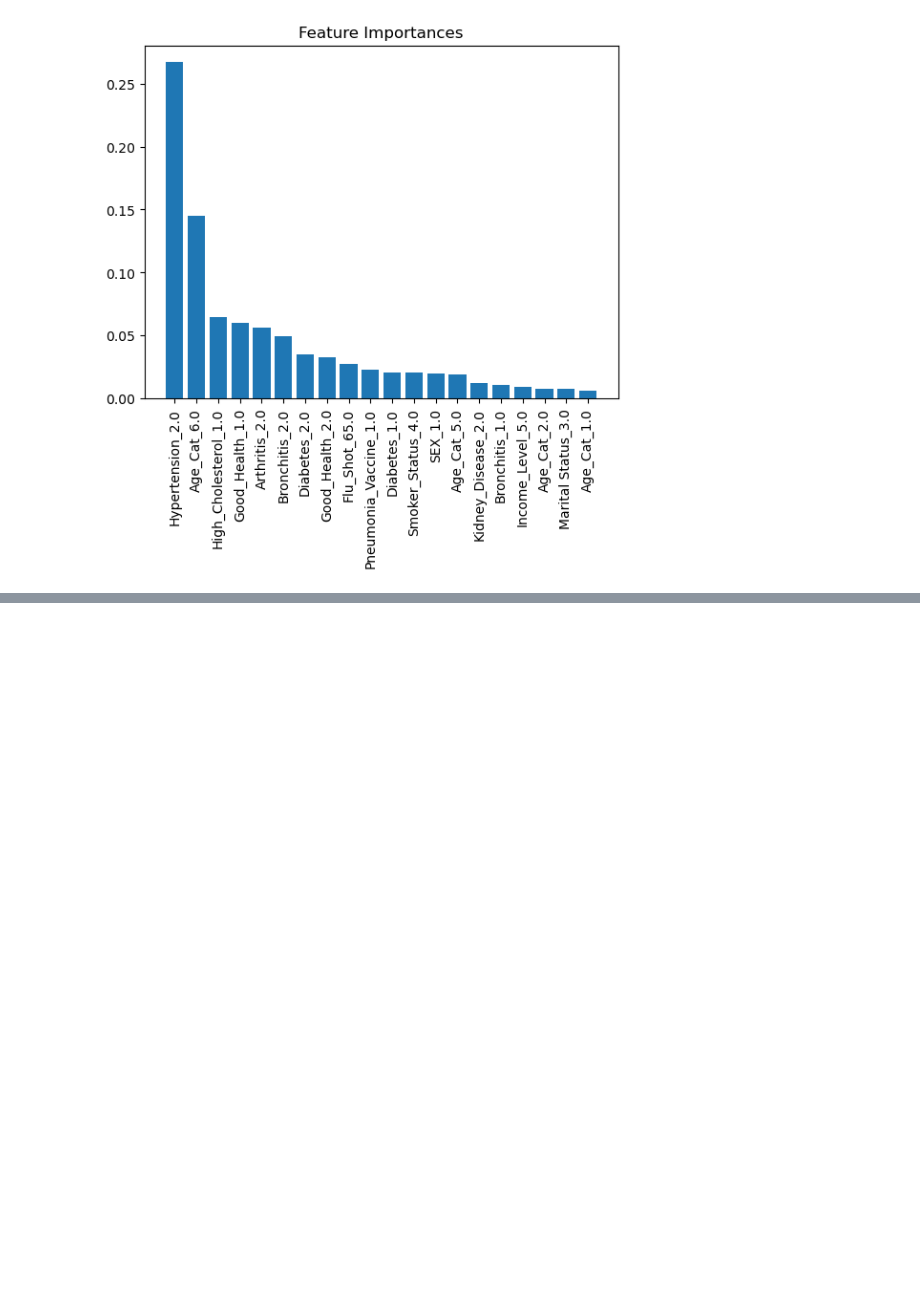
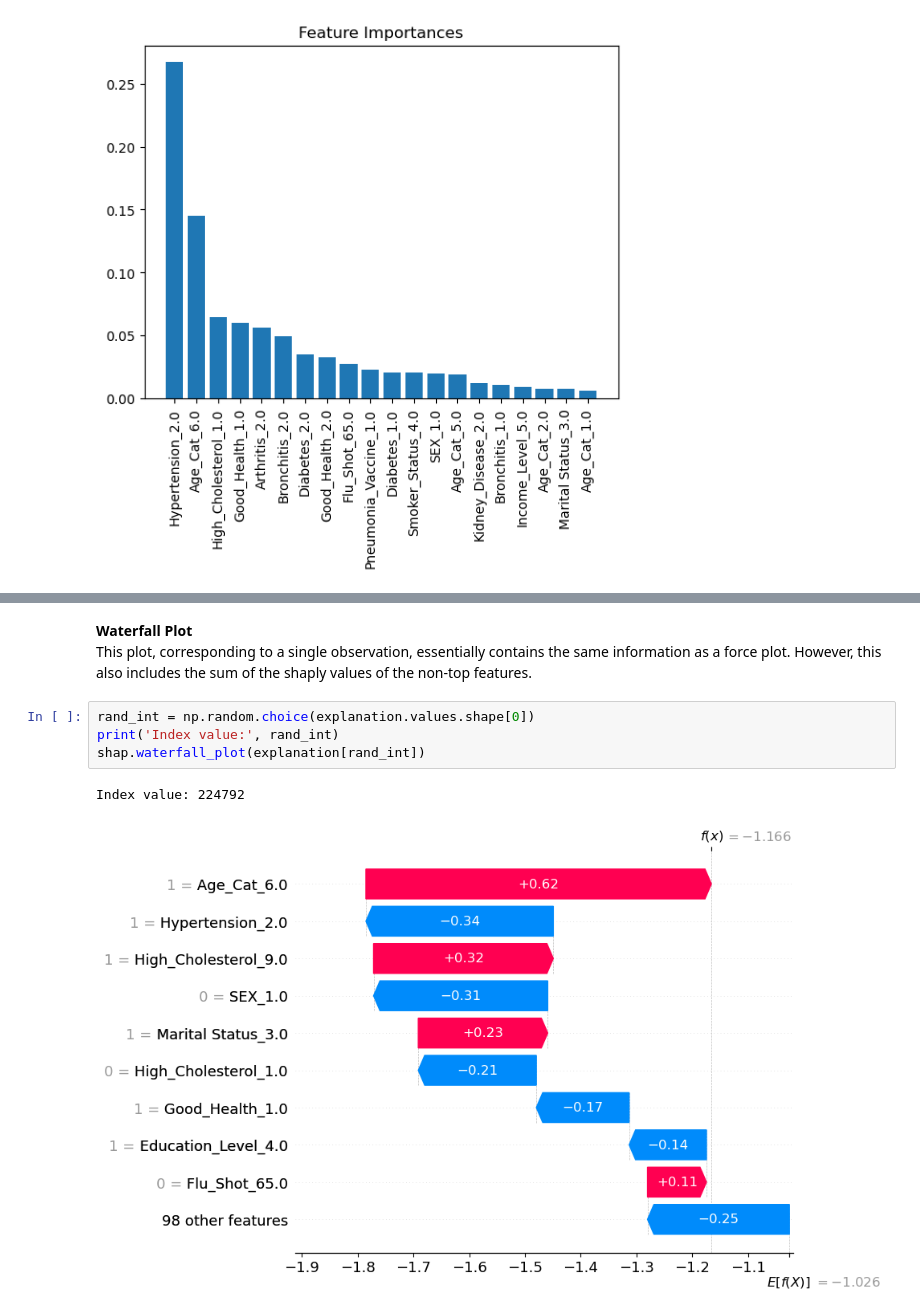
Before and after one commit to Hiram32/Springboard, a Jupyter notebook: Capstone_Project_2/Code/Modeling.ipynb, the cells around one changed output, grey strips where cells are left out. Drawn from its saved outputs; the diff is of its cells as text; blank space fills up the shorter version.

```diff
--- a/Capstone_Project_2/Code/Modeling.ipynb
+++ b/Capstone_Project_2/Code/Modeling.ipynb
@@ -870,0 +994,10 @@ plot_feature_importances(best_model.named_steps['XGBoost'].feature_importances_,
+# %% [markdown]
+**Waterfall Plot**
+This plot, corresponding to a single observation, essentially contains the same information as a force plot. However, this also includes the sum of the shaply values of the non-top features.
+# %%
+rand_int = np.random.choice(explanation.values.shape[0])
+print('Index value:', rand_int)
+shap.waterfall_plot(explanation[rand_int])
+# %% [output]
+Index value: 224792
+[figure, added]
```
Also changed, not shown: parts of 29 cells of this notebook.
